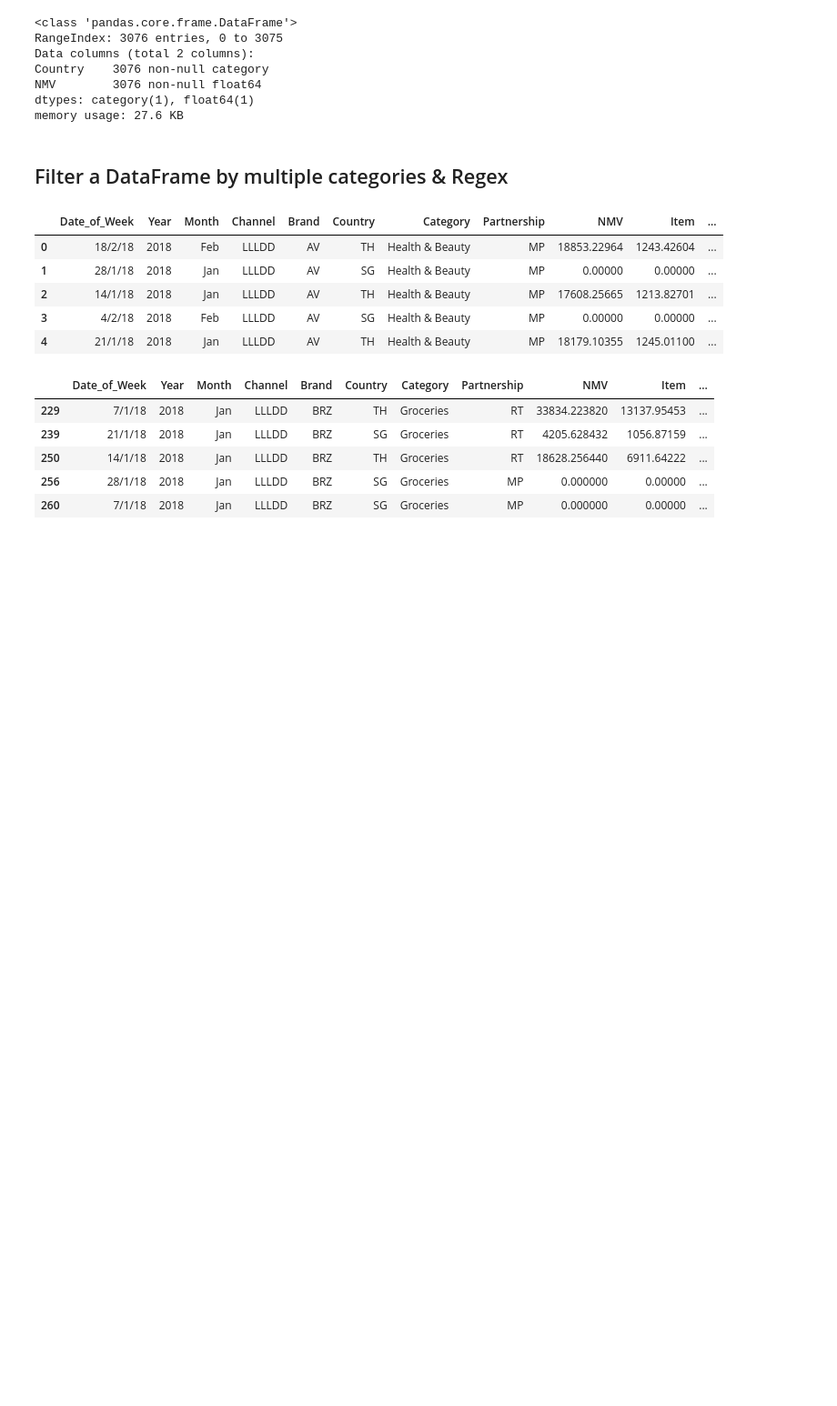
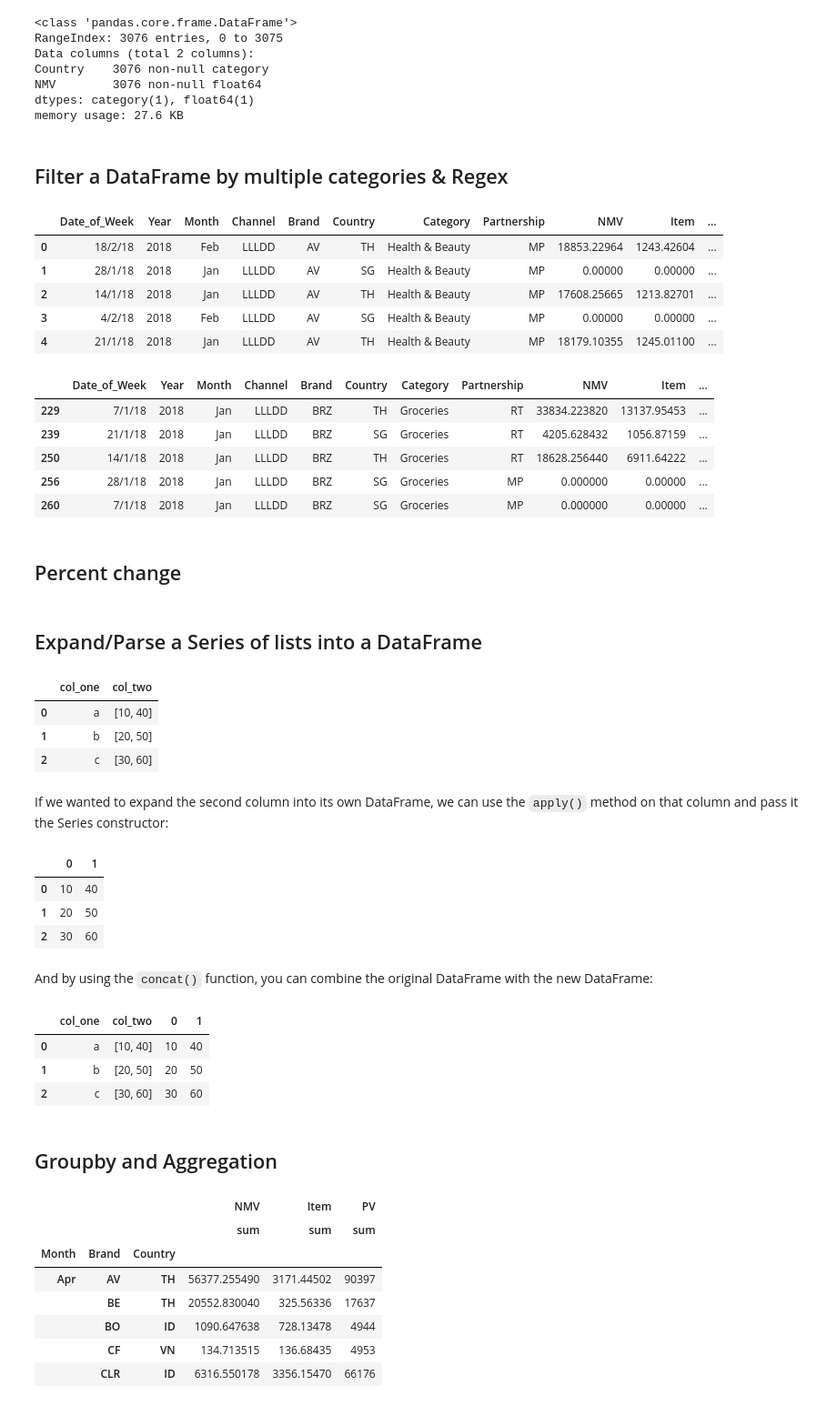
Before and after one commit to khzt2004/Python, a Jupyter notebook: Pandas_Notebook_Reference.ipynb, the cells around one changed output. Shown: that part at 91% size. Cells and saved outputs as stored; diff of their text form; code cells hidden in the pictures; blank space fills up the shorter version.

```diff
--- a/Pandas_Notebook_Reference.ipynb
+++ b/Pandas_Notebook_Reference.ipynb
@@ -363,3 +363,5 @@ filter_df[filter_df.Country.str.match("TH|SG") & # or Country.isin(['TH', 'SG'])
 | 250 | 14/1/18 | 2018 | Jan | LLLDD | BRZ | TH | Groceries | RT | 18628.256440 | 6911.64222 | ... |
 | 256 | 28/1/18 | 2018 | Jan | LLLDD | BRZ | SG | Groceries | MP | 0.000000 | 0.00000 | ... |
 | 260 | 7/1/18 | 2018 | Jan | LLLDD | BRZ | SG | Groceries | MP | 0.000000 | 0.00000 | ... |
+# %% [markdown]
+## Percent change
@@ -365,0 +371,43 @@ filter_df[filter_df.Country.str.match("TH|SG") & # or Country.isin(['TH', 'SG'])
+# %% [markdown]
+## Expand/Parse a Series of lists into a DataFrame
+# %%
+df1 = pd.DataFrame({'col_one':['a', 'b', 'c'], 'col_two':[[10, 40], [20, 50], [30, 60]]})
+df1
+# %% [output]
+|  | col_one | col_two |
+| 0 | a | [10, 40] |
+| 1 | b | [20, 50] |
+| 2 | c | [30, 60] |
+# %% [markdown]
+If we wanted to expand the second column into its own DataFrame, we can use the `apply()` method on that column and pass it the Series constructor:
+# %%
+df_new = df1.col_two.apply(pd.Series)
+df_new
+# %% [output]
+|  | 0 | 1 |
+| 0 | 10 | 40 |
+| 1 | 20 | 50 |
+| 2 | 30 | 60 |
+# %% [markdown]
+And by using the `concat()` function, you can combine the original DataFrame with the new DataFrame:
+# %%
+pd.concat([df1, df_new], axis='columns')
+# %% [output]
+|  | col_one | col_two | 0 | 1 |
+| 0 | a | [10, 40] | 10 | 40 |
+| 1 | b | [20, 50] | 20 | 50 |
+| 2 | c | [30, 60] | 30 | 60 |
+# %% [markdown]
+## Groupby and Aggregation
+# %%
+cr = filter_df.groupby(['Month', 'Brand', 'Country']).agg({'NMV': ['sum'], 'Item': ['sum'], 'PV': ['sum']})
+cr.head()
+# %% [output]
+|  |  |  | NMV | Item | PV |
+|  |  |  | sum | sum | sum |
+| Month | Brand | Country |  |  |  |
+| Apr | AV | TH | 56377.255490 | 3171.44502 | 90397 |
+|  | BE | TH | 20552.830040 | 325.56336 | 17637 |
+|  | BO | ID | 1090.647638 | 728.13478 | 4944 |
+|  | CF | VN | 134.713515 | 136.68435 | 4953 |
+|  | CLR | ID | 6316.550178 | 3356.15470 | 66176 |
```
Also changed, not shown: parts of 3 cells of this notebook.
